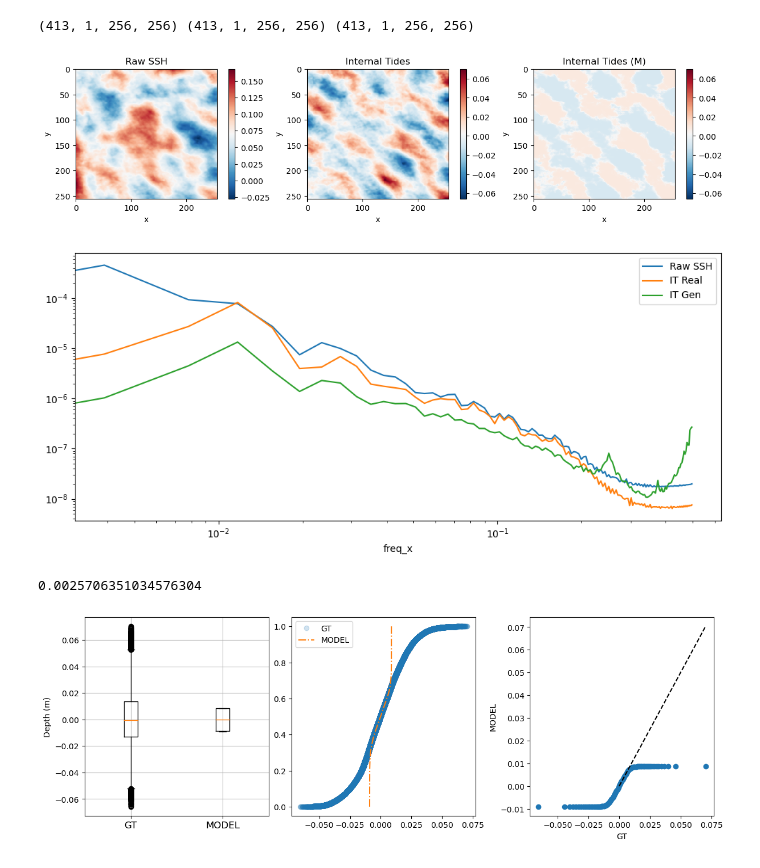
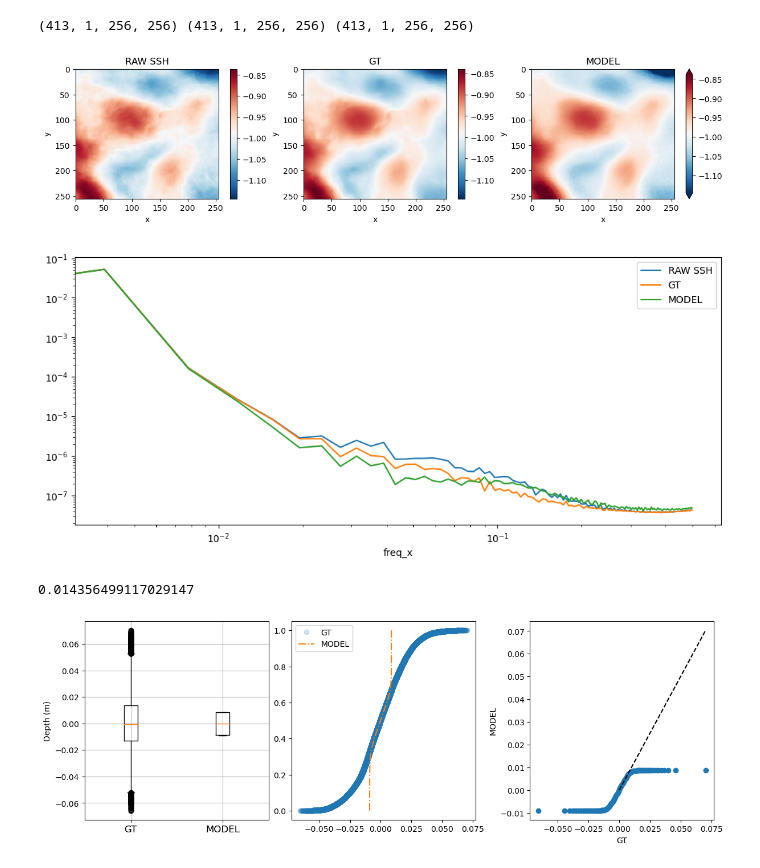
Before and after one commit to smhassanerfani/leap_momentum, a Jupyter notebook: inference.ipynb, the cells around one changed output. Saved outputs shown, nothing was run; the diff lists cells and outputs as text; code cells hidden in the pictures.

```diff
--- a/inference.ipynb
+++ b/inference.ipynb
@@ -18,18 +36,18 @@ RESTORE_FROM = os.path.join(MODEL, 'snapshots', 'epoch-50')
 # %%
-dataset = Agulhas(split='val', joint_transform=None)
+dataset = Agulhas3(split='val', joint_transform=None)
 dataloader = DataLoader(dataset, batch_size=1, shuffle=False, num_workers=0, pin_memory=False, drop_last=False)
 
-trans_params = dict()
-trans_params['inputs_mean'] = dataset.inputs_mean_std[0]
-trans_params['inputs_std'] = dataset.inputs_mean_std[1]
-trans_params['targets_mean'] = dataset.targets_mean_std[0]
-trans_params['targets_std'] = dataset.targets_mean_std[1]
+# trans_params = dict()
+# trans_params['inputs_mean'] = dataset.inputs_mean_std[0]
+# trans_params['inputs_std'] = dataset.inputs_mean_std[1]
+# trans_params['targets_mean'] = dataset.targets_mean_std[0]
+# trans_params['targets_std'] = dataset.targets_mean_std[1]
 # %%
 cudnn.enabled = True
 cudnn.benchmark = True
 
-model = Generator(in_channels=1, features=64).cuda()
-load_checkpoint(f'{RESTORE_FROM}/generator.pth', model, None, None)
+model = DnCNN(in_channels=1, num_features=64).cuda()
+load_checkpoint(f'{RESTORE_FROM}/model.pth.tar', model, None, None)
 # %% [output]
 Loading Checkpoint...
 # %%
@@ -41,7 +59,7 @@ gens = np.empty((0, 1, 256, 256))
 with torch.no_grad():
 
     loop = tqdm(dataloader, leave=True)
-    for counter, (x, y) in enumerate(loop, 1):
+    for counter, (x, _, y) in enumerate(loop, 1):
 
         # GPU deployment
         x = x.cuda()
@@ -50,22 +68,27 @@ with torch.no_grad():
         # Compute prediction and loss
         g = model(x)
 
-        inps = np.concatenate((inps, x.detach().cpu().numpy() * trans_params['inputs_std'] + trans_params['inputs_mean']), axis=0)
-        tars = np.concatenate((tars, y.detach().cpu().numpy() * trans_params['targets_std'] + trans_params['targets_mean']), axis=0)
-        gens = np.concatenate((gens, g.detach().cpu().numpy() * trans_params['targets_std'] + trans_params['targets_mean']) , axis=0)
+        # inps = np.concatenate((inps, x.detach().cpu().numpy() * trans_params['inputs_std'] + trans_params['inputs_mean']), axis=0)
+        # tars = np.concatenate((tars, y.detach().cpu().numpy() * trans_params['targets_std'] + trans_params['targets_mean']), axis=0)
+        # gens = np.concatenate((gens, g.detach().cpu().numpy() * trans_params['targets_std'] + trans_params['targets_mean']) , axis=0)
+
+        inp = (x.detach().cpu().numpy() + 1) / 2
+        tar = (y.detach().cpu().numpy() + 1) / 2
+        gen = (g.detach().cpu().numpy() + 1) / 2
+
+        inps = np.concatenate((inps, inp * (dataset.transform_dict['inputs'][1] - dataset.transform_dict['inputs'][0]) + dataset.transform_dict['inputs'][0]), axis=0)
+        tars = np.concatenate((tars, tar * (dataset.transform_dict['targets_bm'][1] - dataset.transform_dict['targets_bm'][0]) + dataset.transform_dict['targets_bm'][0]), axis=0)
+        gens = np.concatenate((gens, gen * (dataset.transform_dict['targets_bm'][1] - dataset.transform_dict['targets_bm'][0]) + dataset.transform_dict['targets_bm'][0]) , axis=0)
 
 print(inps.shape, tars.shape, gens.shape)
 # %% [output]
 (413, 1, 256, 256) (413, 1, 256, 256) (413, 1, 256, 256)
 # %%
-idx = 15
+idx = 0
 plot_examples(inps[idx], tars[idx], gens[idx])
 # %% [output]
-[figure, old version]
+[figure, new version]
 # %%
-import xarray as xr
-import matplotlib.pyplot as plt
-
 fig, ax = plt.subplots(figsize=(12, 5))
 
 da_raw = xr.DataArray(inps[idx].squeeze(), dims=['x', 'y'])
@@ -76,9 +99,9 @@ ps_raw = xrft.power_spectrum(da_raw, 'x', window='hamming').rename('raw')
 ps_itr = xrft.power_spectrum(da_itr, 'x', window='hamming').rename('raw')
 ps_itg = xrft.power_spectrum(da_itg, 'x', window='hamming').rename('raw')
 
-(ps_raw * ps_raw.freq_x).mean('y').plot(label='Raw SSH', ax=ax)
-(ps_itr * ps_itr.freq_x).mean('y').plot(label='IT Real', ax=ax)
-(ps_itg * ps_itg.freq_x).mean('y').plot(label='IT Gen', ax=ax)
+(ps_raw * ps_raw.freq_x).mean('y').plot(label='RAW SSH', ax=ax)
+(ps_itr * ps_itr.freq_x).mean('y').plot(label='GT', ax=ax)
+(ps_itg * ps_itg.freq_x).mean('y').plot(label='MODEL', ax=ax)
 
 plt.xscale('log')
 plt.yscale('log')
@@ -86,13 +109,13 @@ plt.yscale('log')
 plt.legend()
 plt.show()
 # %% [output]
-[figure, old version]
+[figure, new version]
 # %%
 from sklearn.metrics import mean_squared_error
 mse = mean_squared_error(tars[idx].ravel(), gens[idx].ravel(), squared=False)
 print(mse)
 # %% [output]
-0.0025706351034576304
+0.014356499117029147
 # %%
 qqplot(tars[idx].ravel(), gens[idx].ravel(), quantiles=100)
 # %% [output]
```
Also changed, not shown: parts of 4 cells of this notebook.
